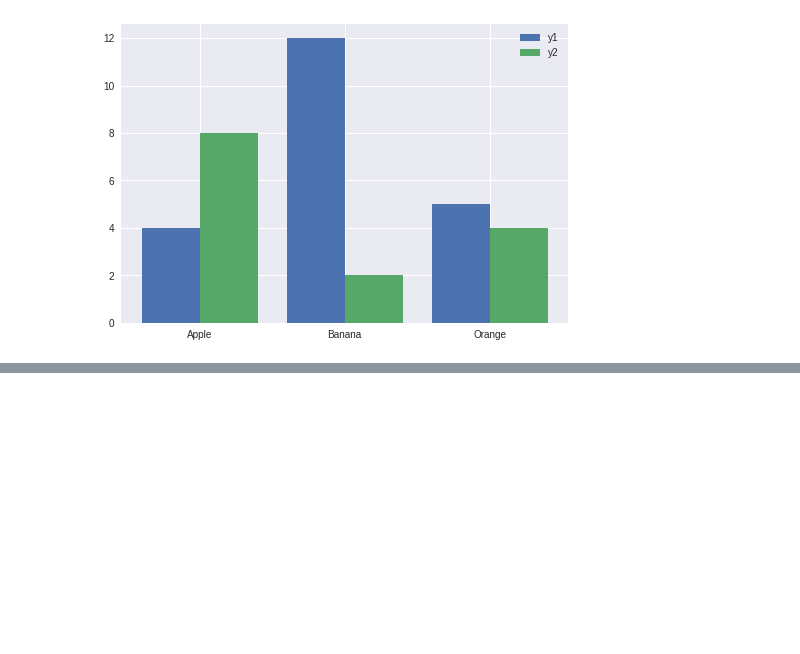
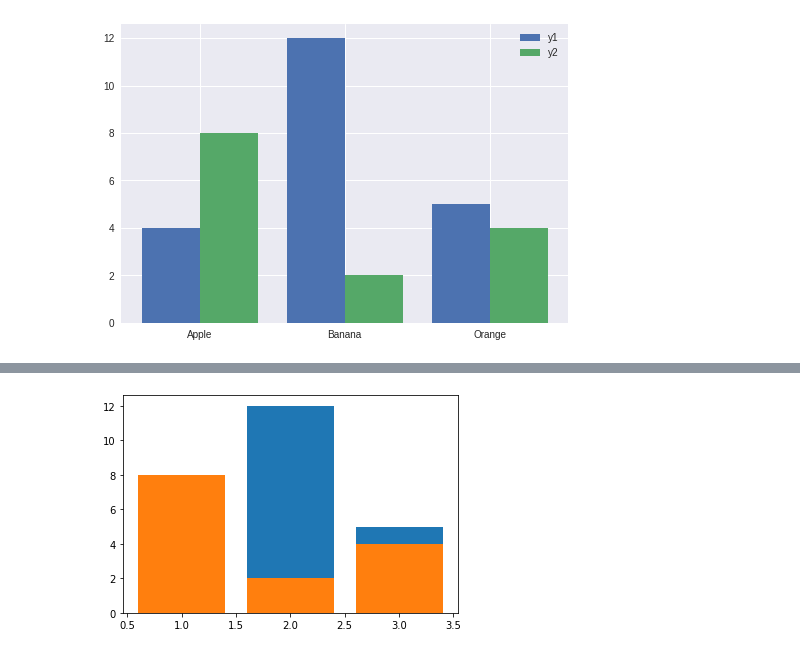
Before and after one commit to haruya0605037/sample2, a Jupyter notebook: python1w.ipynb, the cells around one changed output, grey strips where cells are left out. Cells and saved outputs as stored; diff of their text form; code cells hidden in the pictures; blank space fills up the shorter version.

```diff
--- a/python1w.ipynb
+++ b/python1w.ipynb
@@ -877,0 +897,13 @@ plt.show()
+# %%
+# 補足 numpy なし
+fig, ax = plt.subplots()
+
+x = [1, 2, 3]
+y1 = [4, 12, 5]
+y2 = [8, 2, 4]
+
+ax.bar(x, y1)
+ax.bar(x, y2)  # y1の上からy2を塗りつぶしているだけ
+plt.show()
+# %% [output]
+[figure, added]
```
Also changed, not shown: parts of 15 cells of this notebook.
